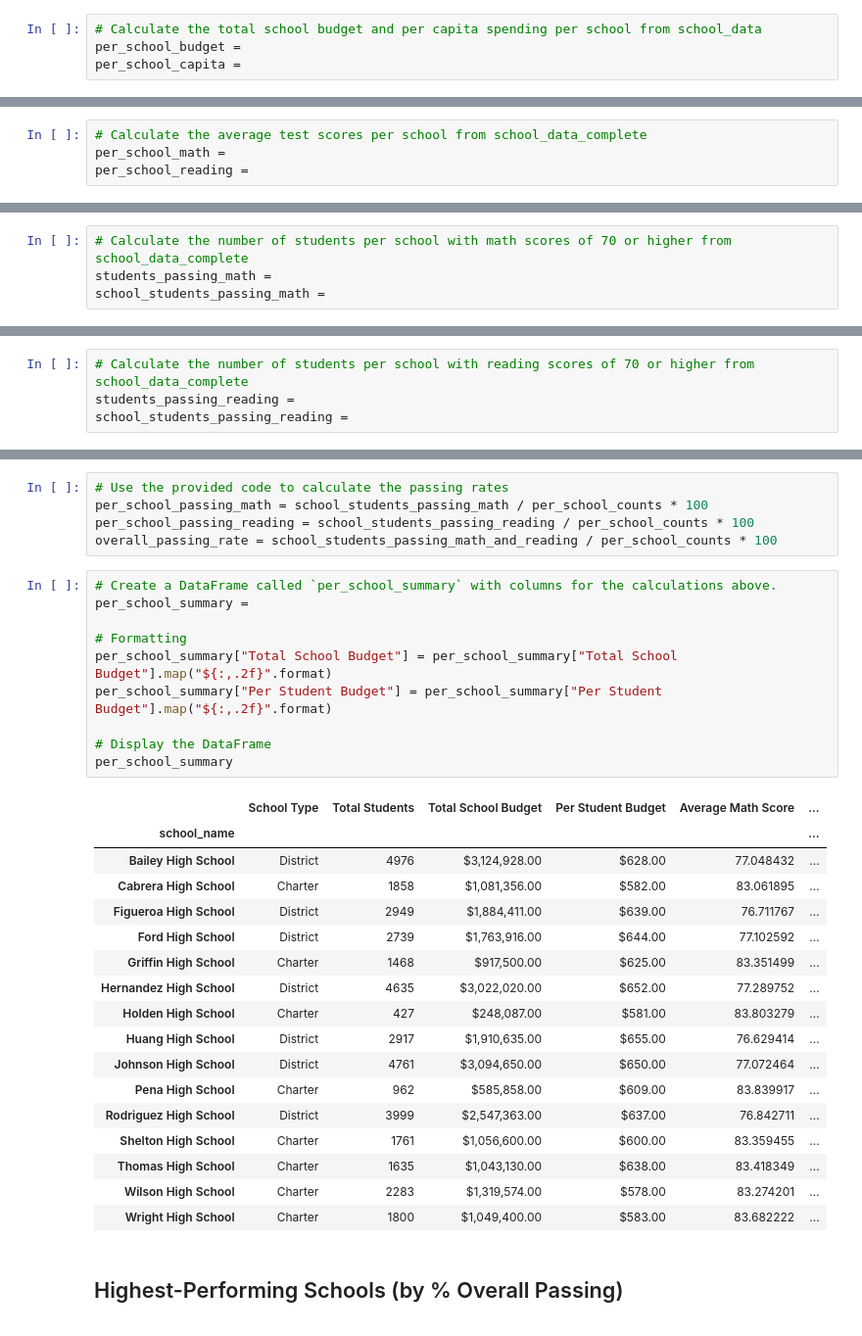
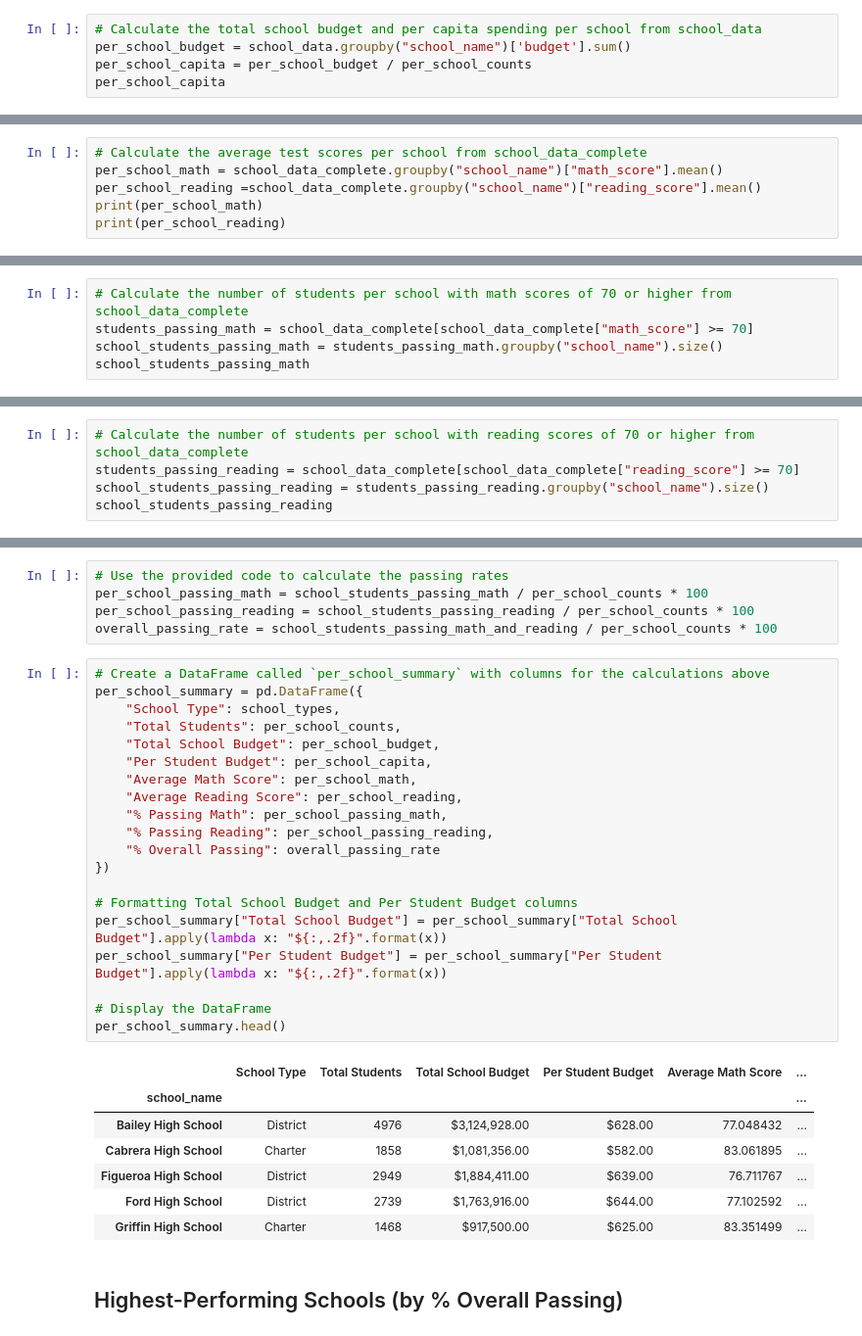
Before and after one commit to paola4280/Pandas-Challenge, a Jupyter notebook: PyCitySchools/PyCitySchools_starter.ipynb, the cells around one changed output, grey strips where cells are left out. Shown at 98% size. Cells and saved outputs as stored; diff of their text form.

```diff
--- a/PyCitySchools/PyCitySchools_starter.ipynb
+++ b/PyCitySchools/PyCitySchools_starter.ipynb
@@ -146,5 +150,6 @@ Wright High School       1800
 Name: Student ID, dtype: int64
 # %%
 # Calculate the total school budget and per capita spending per school from school_data
-per_school_budget =
-per_school_capita =
+per_school_budget = school_data.groupby("school_name")['budget'].sum()
+per_school_capita = per_school_budget / per_school_counts
+per_school_capita
@@ -151,4 +174,6 @@ per_school_capita =
 # %%
 # Calculate the average test scores per school from school_data_complete
-per_school_math =
-per_school_reading =
+per_school_math = school_data_complete.groupby("school_name")["math_score"].mean()
+per_school_reading =school_data_complete.groupby("school_name")["reading_score"].mean()
+print(per_school_math)
+print(per_school_reading)
@@ -155,4 +198,5 @@ per_school_reading =
 # %%
 # Calculate the number of students per school with math scores of 70 or higher from school_data_complete
-students_passing_math =
-school_students_passing_math =
+students_passing_math = school_data_complete[school_data_complete["math_score"] >= 70]
+school_students_passing_math = students_passing_math.groupby("school_name").size()
+school_students_passing_math
@@ -159,4 +221,5 @@ school_students_passing_math =
 # %%
 # Calculate the number of students per school with reading scores of 70 or higher from school_data_complete
-students_passing_reading =
-school_students_passing_reading =
+students_passing_reading = school_data_complete[school_data_complete["reading_score"] >= 70]
+school_students_passing_reading = students_passing_reading.groupby("school_name").size()
+school_students_passing_reading
@@ -172,33 +253,33 @@ per_school_passing_math = school_students_passing_math / per_school_counts * 100
 per_school_passing_reading = school_students_passing_reading / per_school_counts * 100
 overall_passing_rate = school_students_passing_math_and_reading / per_school_counts * 100
 # %%
-# Create a DataFrame called `per_school_summary` with columns for the calculations above.
-per_school_summary =
+# Create a DataFrame called `per_school_summary` with columns for the calculations above
+per_school_summary = pd.DataFrame({
+    "School Type": school_types,
+    "Total Students": per_school_counts,
+    "Total School Budget": per_school_budget,
+    "Per Student Budget": per_school_capita,
+    "Average Math Score": per_school_math,
+    "Average Reading Score": per_school_reading,
+    "% Passing Math": per_school_passing_math,
+    "% Passing Reading": per_school_passing_reading,
+    "% Overall Passing": overall_passing_rate
+})
 
-# Formatting
-per_school_summary["Total School Budget"] = per_school_summary["Total School Budget"].map("${:,.2f}".format)
-per_school_summary["Per Student Budget"] = per_school_summary["Per Student Budget"].map("${:,.2f}".format)
+# Formatting Total School Budget and Per Student Budget columns
+per_school_summary["Total School Budget"] = per_school_summary["Total School Budget"].apply(lambda x: "${:,.2f}".format(x))
+per_school_summary["Per Student Budget"] = per_school_summary["Per Student Budget"].apply(lambda x: "${:,.2f}".format(x))
 
 # Display the DataFrame
-per_school_summary
+per_school_summary.head()
 # %% [output]
 |  | School Type | Total Students | Total School Budget | Per Student Budget | Average Math Score | ... |
 | school_name |  |  |  |  |  | ... |
 | Bailey High School | District | 4976 | $3,124,928.00 | $628.00 | 77.048432 | ... |
 | Cabrera High School | Charter | 1858 | $1,081,356.00 | $582.00 | 83.061895 | ... |
 | Figueroa High School | District | 2949 | $1,884,411.00 | $639.00 | 76.711767 | ... |
 | Ford High School | District | 2739 | $1,763,916.00 | $644.00 | 77.102592 | ... |
 | Griffin High School | Charter | 1468 | $917,500.00 | $625.00 | 83.351499 | ... |
-| Hernandez High School | District | 4635 | $3,022,020.00 | $652.00 | 77.289752 | ... |
-| Holden High School | Charter | 427 | $248,087.00 | $581.00 | 83.803279 | ... |
-| Huang High School | District | 2917 | $1,910,635.00 | $655.00 | 76.629414 | ... |
-| Johnson High School | District | 4761 | $3,094,650.00 | $650.00 | 77.072464 | ... |
-| Pena High School | Charter | 962 | $585,858.00 | $609.00 | 83.839917 | ... |
-| Rodriguez High School | District | 3999 | $2,547,363.00 | $637.00 | 76.842711 | ... |
-| Shelton High School | Charter | 1761 | $1,056,600.00 | $600.00 | 83.359455 | ... |
-| Thomas High School | Charter | 1635 | $1,043,130.00 | $638.00 | 83.418349 | ... |
-| Wilson High School | Charter | 2283 | $1,319,574.00 | $578.00 | 83.274201 | ... |
-| Wright High School | Charter | 1800 | $1,049,400.00 | $583.00 | 83.682222 | ... |
 # %% [markdown]
 ## Highest-Performing Schools (by % Overall Passing)
 # %%
```
Also changed, not shown: parts of 16 cells of this notebook.
